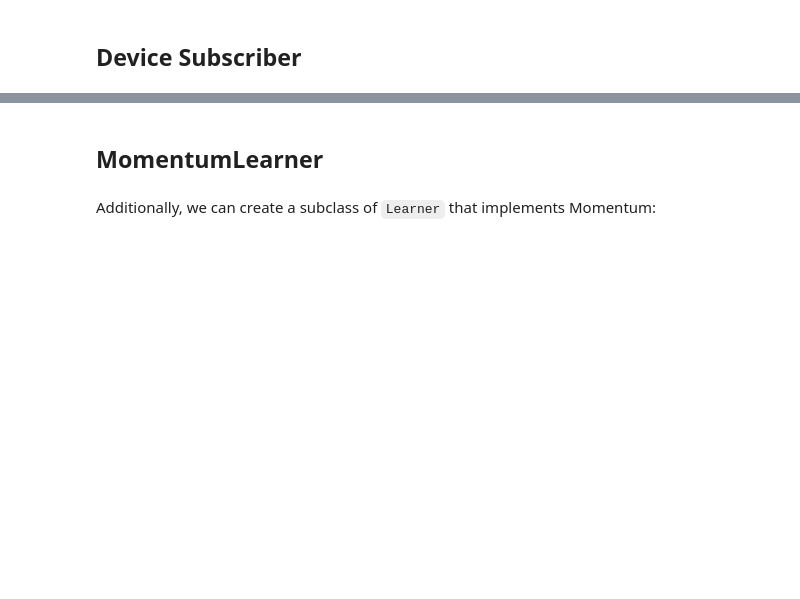
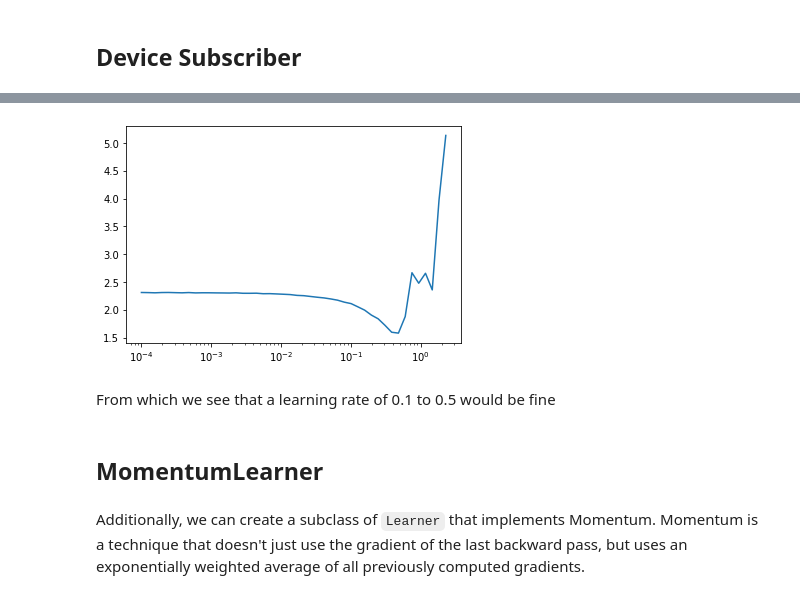
Before and after one commit to lucasvw/lucasvw.github.io, a Jupyter notebook: posts/10_nntrain_learner/index.ipynb, the cells around one changed output, grey strips where cells are left out. Drawn from its saved outputs; the diff is of its cells as text; code cells hidden in the pictures; blank space fills up the shorter version.

```diff
--- a/posts/10_nntrain_learner/index.ipynb
+++ b/posts/10_nntrain_learner/index.ipynb
@@ -560,0 +554,25 @@ l.fit(5)
+# %%
+ #| export
+class LRFindSub(Subscriber):
+
+    def __init__(self, mult=1.25):
+        self.mult = mult
+        self.min = math.inf
+
+    def before_epoch(self, learn):
+        if not learn.model.training: raise CancelFitException
+        self.losses = []
+        self.lrs = []
+
+    def after_loss(self, learn):
+        lr = learn.opt.param_groups[0]['lr']
+        self.lrs.append(lr)
+        loss = learn.loss.detach().cpu()
+        self.losses.append(loss)
+        if loss < self.min: self.min = loss
+        if loss > self.min*3: raise CancelFitException()
+        for g in learn.opt.param_groups: g['lr'] = lr * self.mult
+
+    def plot(self):
+        plt.plot(lrfind.lrs, lrfind.losses)
+        plt.xscale('log')
@@ -561,5 +581,14 @@ l.fit(5)
+# %%
+lrfind = LRFindSub()
+l.fit(5, subs=[lrfind])
+# %%
+lrfind.plot()
+# %% [output]
+[figure, added]
+# %% [markdown]
+From which we see that a learning rate of 0.1 to 0.5 would be fine
 # %% [markdown]
 ## MomentumLearner
 # %% [markdown]
-Additionally, we can create a subclass of `Learner` that implements Momentum:
+Additionally, we can create a subclass of `Learner` that implements Momentum. Momentum is a technique that doesn't just use the gradient of the last backward pass, but uses an exponentially weighted average of all previously computed gradients.
 # %%
```
Also changed, not shown: parts of 14 cells of this notebook.
